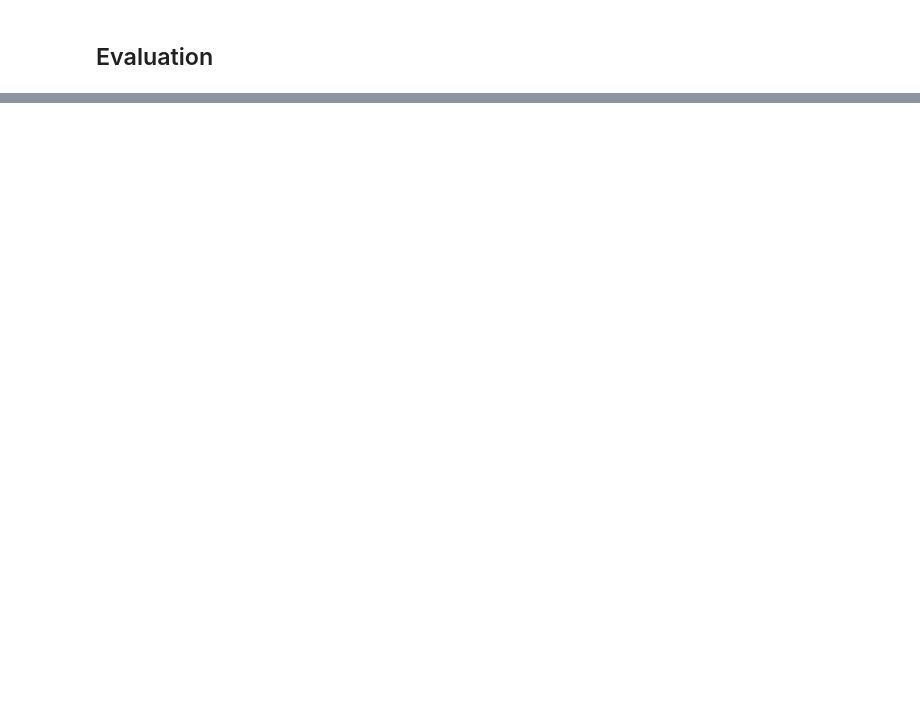
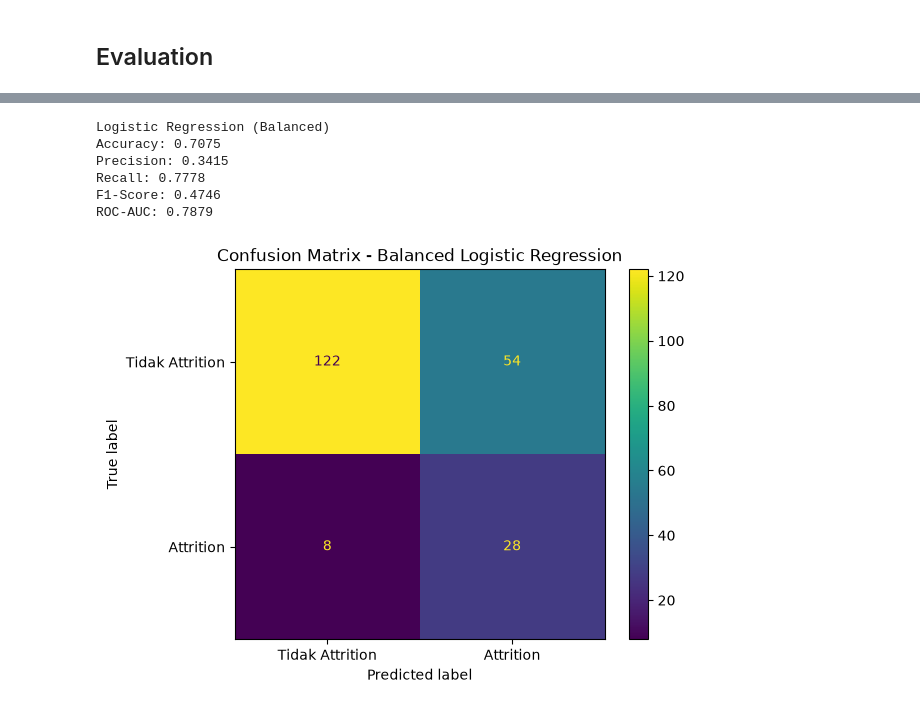
Before and after one commit to aeiprsty/jayajayamaju-departemen-HR, a Jupyter notebook: notebook.ipynb, the cells around one changed output, grey strips where cells are left out. Saved outputs shown, nothing was run; the diff lists cells and outputs as text; code cells hidden in the pictures; blank space fills up the shorter version.

Commit message:
model

```diff
--- a/notebook.ipynb
+++ b/notebook.ipynb
@@ -173,0 +247,3 @@ df[df["Attrition"].isnull()].index.min(), df[df["Attrition"].isnull()].index.max
+# %%
+logistic_model.fit(X_train, y_train)
+rf_model.fit(X_train, y_train)
@@ -173,0 +287,11 @@ df[df["Attrition"].isnull()].index.min(), df[df["Attrition"].isnull()].index.max
+# %%
+logistic_balanced = Pipeline([
+    ("preprocessor", preprocessor),
+    ("classifier", LogisticRegression(
+        class_weight="balanced",
+        max_iter=1000,
+        random_state=42
+    ))
+])
+# %%
+logistic_balanced.fit(X_train, y_train)
@@ -174,2 +325,4 @@ df[df["Attrition"].isnull()].index.min(), df[df["Attrition"].isnull()].index.max
+# %%
+y_pred_balanced = logistic_balanced.predict(X_test)
 # %% [markdown]
 ## Evaluation
@@ -175,0 +375,35 @@ df[df["Attrition"].isnull()].index.min(), df[df["Attrition"].isnull()].index.max
+# %%
+balanced_results = {
+    "Accuracy": accuracy_score(y_test, y_pred_balanced),
+    "Precision": precision_score(y_test, y_pred_balanced),
+    "Recall": recall_score(y_test, y_pred_balanced),
+    "F1-Score": f1_score(y_test, y_pred_balanced),
+    "ROC-AUC": roc_auc_score(
+        y_test,
+        logistic_balanced.predict_proba(X_test)[:, 1]
+    )
+}
+
+print("Logistic Regression (Balanced)")
+for metric, value in balanced_results.items():
+    print(f"{metric}: {value:.4f}")
+# %% [output]
+Logistic Regression (Balanced)
+Accuracy: 0.7075
+Precision: 0.3415
+Recall: 0.7778
+F1-Score: 0.4746
+ROC-AUC: 0.7879
+# %%
+cm_balanced = confusion_matrix(y_test, y_pred_balanced)
+
+disp = ConfusionMatrixDisplay(
+    confusion_matrix=cm_balanced,
+    display_labels=["Tidak Attrition", "Attrition"]
+)
+
+disp.plot()
+plt.title("Confusion Matrix - Balanced Logistic Regression")
+plt.show()
+# %% [output]
+[figure, added]
```
Also changed, not shown: parts of 29 cells of this notebook, 1 other file.
